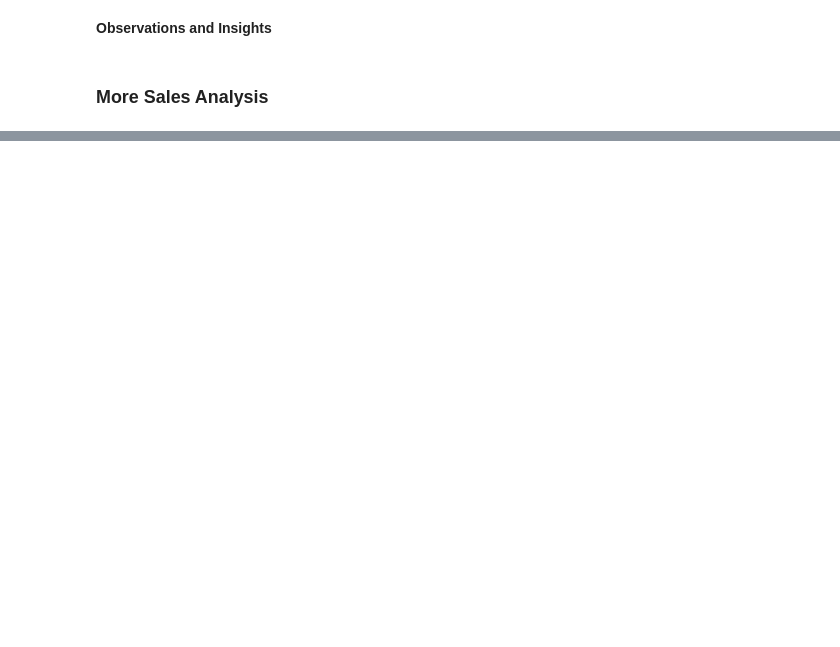
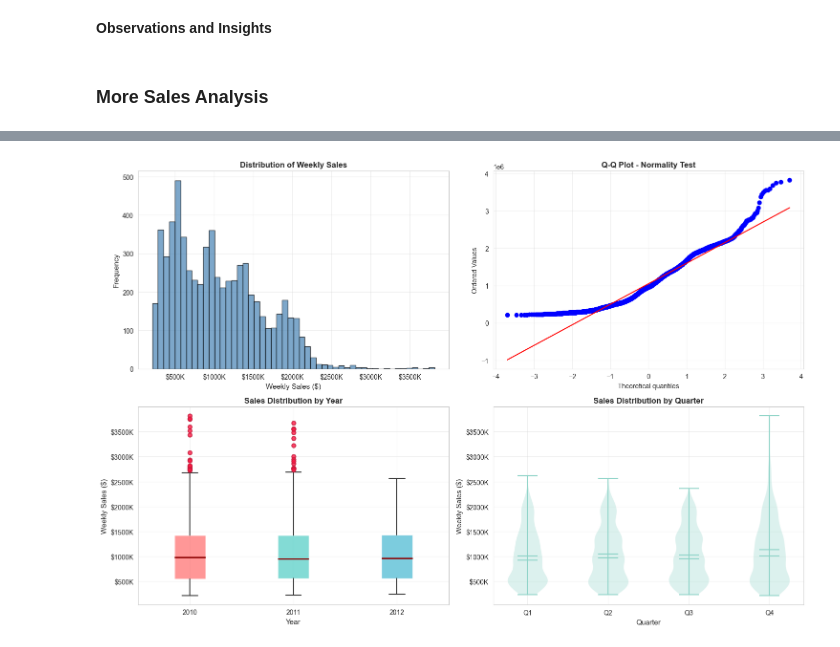
Before and after one commit to Cesar312/retailer_sales_forecasting_system, a Jupyter notebook: notebooks/Walmart-Retail-Sales-Data-Analysis.ipynb, the cells around one changed output, grey strips where cells are left out. Cells and saved outputs as stored; diff of their text form; code cells hidden in the pictures; blank space fills up the shorter version.

Commit message:
Refactored code to improve boxplot rendering

```diff
--- a/notebooks/Walmart-Retail-Sales-Data-Analysis.ipynb
+++ b/notebooks/Walmart-Retail-Sales-Data-Analysis.ipynb
@@ -393,0 +348,91 @@ iqr
+# %%
+import pandas as pd
+import matplotlib.pyplot as plt
+import matplotlib.ticker as mticker
+from scipy import stats
+
+# ---- helpers ----
+def money_k(x, _):
+    # $12K formatting; robust to floats
+    return f'${x/1e3:,.0f}K'
+
+money_formatter = mticker.FuncFormatter(money_k)
+
+# ---- Data Preparation (matching working code structure) ----
+# Reset index to make Date a column if it's currently the index
+df_copy = df.reset_index()
+
+# Ensure Date column is datetime
+df_copy['Date'] = pd.to_datetime(df_copy['Date'], errors='coerce') if 'Date' in df_copy.columns else pd.to_datetime(df_copy['date'], errors='coerce')
+
+# Extract year and quarter
+df_copy['Year'] = df_copy['Date'].dt.year
+df_copy['Quarter'] = df_copy['Date'].dt.quarter
+
+# Get sales column (handle both Weekly_Sales and weekly_sales)
+sales_col = 'Weekly_Sales' if 'Weekly_Sales' in df_copy.columns else 'weekly_sales'
+
+print("\n📈 1. Sales Distribution Analysis")
+fig, axes = plt.subplots(2, 2, figsize=(15, 10))
+
+# ---- 1) Histogram ----
+axes[0, 0].hist(df_copy[sales_col], bins=50, alpha=0.7, color='steelblue', edgecolor='black')
+axes[0, 0].set_xlabel('Weekly Sales ($)', fontsize=11)
+axes[0, 0].set_ylabel('Frequency', fontsize=11)
+axes[0, 0].set_title('Distribution of Weekly Sales', fontweight='bold', fontsize=12)
+axes[0, 0].xaxis.set_major_formatter(mticker.FuncFormatter(lambda x, _: f'${int(x/1e3):.0f}K'))
+axes[0, 0].grid(alpha=0.3)
+
+# ---- 2) Q-Q plot ----
+stats.probplot(df_copy[sales_col], dist="norm", plot=axes[0, 1])
+axes[0, 1].set_title('Q-Q Plot - Normality Test', fontweight='bold', fontsize=12)
+axes[0, 1].grid(alpha=0.3)
+
+# ---- 3) Boxplot by year ----
+bp = axes[1, 0].boxplot([df_copy[df_copy['Year'] == year][sales_col]
+                          for year in sorted(df_copy['Year'].unique())],
+                         tick_labels=sorted(df_copy['Year'].unique()),
+                         patch_artist=True,
+                         showfliers=True)
+
+# Define colors for each boxplot
+colors = ['#FF6B6B', '#4ECDC4', '#45B7D1']
+for patch, color in zip(bp['boxes'], colors):
+    patch.set_facecolor(color)
+    patch.set_alpha(0.7)
+
+# Customize whiskers and caps
+for whisker in bp['whiskers']:
+    whisker.set(linewidth=1.5, color='#333333')
+for cap in bp['caps']:
+    cap.set(linewidth=1.5, color='#333333')
+for median in bp['medians']:
+    median.set(linewidth=2, color='darkred')
+
+# Style the outliers
+for flier in bp['fliers']:
+    flier.set(marker='o', markerfacecolor='#FF1744', markeredgecolor='#C41C3B',
+              markersize=6, alpha=0.8, markeredgewidth=1.5)
+
+axes[1, 0].set_xlabel('Year', fontsize=11)
+axes[1, 0].set_ylabel('Weekly Sales ($)', fontsize=11)
+axes[1, 0].set_title('Sales Distribution by Year', fontweight='bold', fontsize=12)
+axes[1, 0].yaxis.set_major_formatter(mticker.FuncFormatter(lambda x, _: f'${int(x/1e3):.0f}K'))
+axes[1, 0].grid(alpha=0.3)
+
+# ---- 4) Violin plot by quarter ----
+parts = axes[1, 1].violinplot([df_copy[df_copy['Quarter'] == q][sales_col].values
+                                for q in [1, 2, 3, 4]],
+                               positions=[1, 2, 3, 4],
+                               showmeans=True, showmedians=True)
+axes[1, 1].set_xlabel('Quarter', fontsize=11)
+axes[1, 1].set_ylabel('Weekly Sales ($)', fontsize=11)
+axes[1, 1].set_title('Sales Distribution by Quarter', fontweight='bold', fontsize=12)
+axes[1, 1].set_xticks([1, 2, 3, 4])
+axes[1, 1].set_xticklabels(['Q1', 'Q2', 'Q3', 'Q4'])
+axes[1, 1].yaxis.set_major_formatter(mticker.FuncFormatter(lambda x, _: f'${int(x/1e3):.0f}K'))
+axes[1, 1].grid(alpha=0.3)
+
+plt.tight_layout()
+plt.show()
+# %% [output]
@@ -393,0 +440 @@ iqr
+[figure, added]
```
Also changed, not shown: parts of 14 cells of this notebook.
